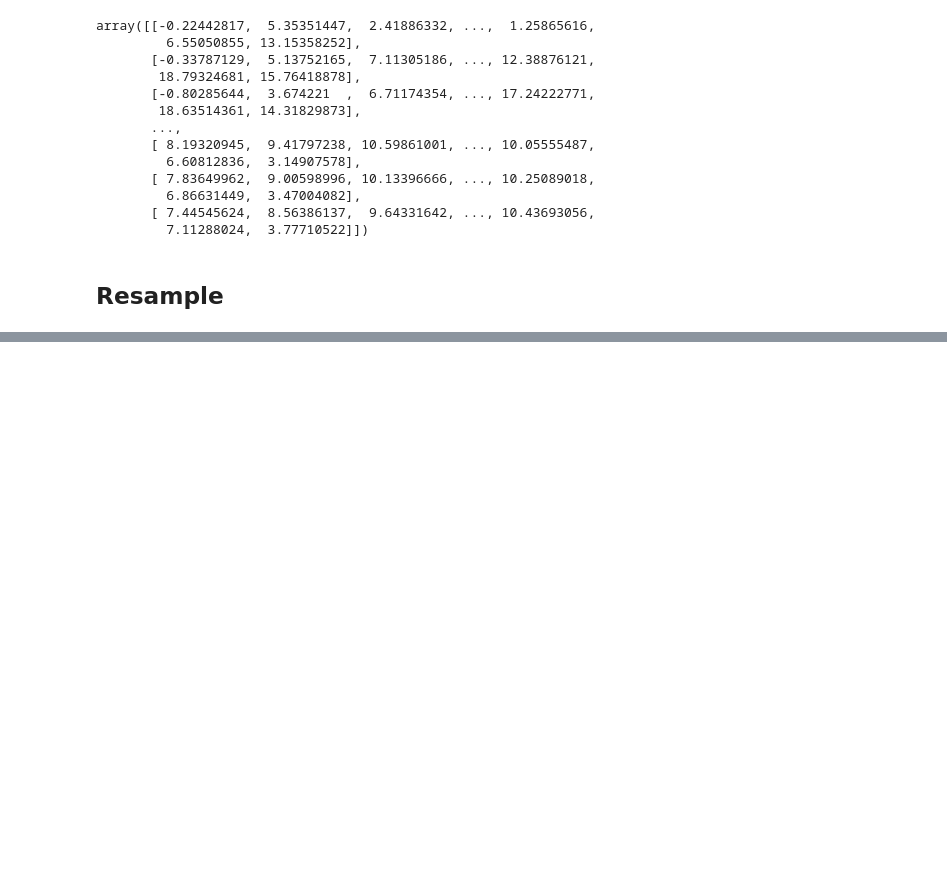
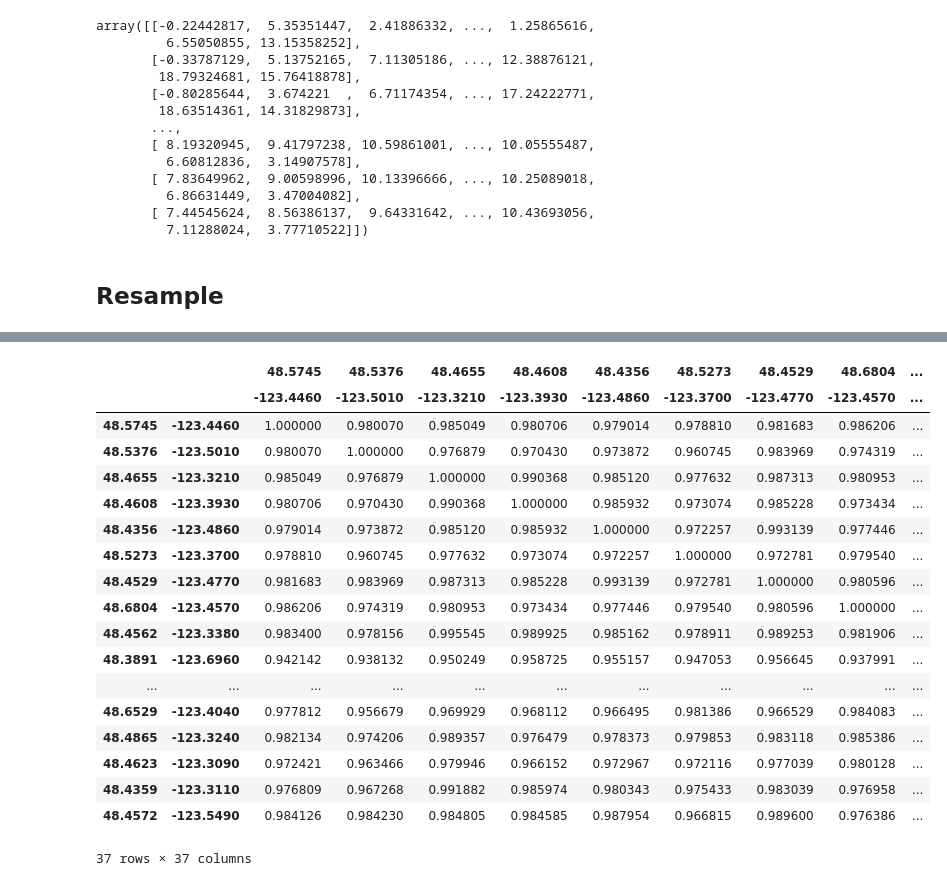
Before and after one commit to Kevinhykuo/PHYS-411---Time-Series-Analysis, a Jupyter notebook: Final Project/Final Project.ipynb, the cells around one changed output, grey strips where cells are left out. Drawn from its saved outputs; the diff is of its cells as text; code cells hidden in the pictures; blank space fills up the shorter version.

```diff
--- a/Final Project/Final Project.ipynb
+++ b/Final Project/Final Project.ipynb
@@ -323,0 +328,22 @@ RS
+# %%
+AS.corr()
+# %% [output]
+|  |  | 48.5745 | 48.5376 | 48.4655 | 48.4608 | 48.4356 | 48.5273 | 48.4529 | 48.6804 | ... |
+|  |  | -123.4460 | -123.5010 | -123.3210 | -123.3930 | -123.4860 | -123.3700 | -123.4770 | -123.4570 | ... |
+| 48.5745 | -123.4460 | 1.000000 | 0.980070 | 0.985049 | 0.980706 | 0.979014 | 0.978810 | 0.981683 | 0.986206 | ... |
+| 48.5376 | -123.5010 | 0.980070 | 1.000000 | 0.976879 | 0.970430 | 0.973872 | 0.960745 | 0.983969 | 0.974319 | ... |
+| 48.4655 | -123.3210 | 0.985049 | 0.976879 | 1.000000 | 0.990368 | 0.985120 | 0.977632 | 0.987313 | 0.980953 | ... |
+| 48.4608 | -123.3930 | 0.980706 | 0.970430 | 0.990368 | 1.000000 | 0.985932 | 0.973074 | 0.985228 | 0.973434 | ... |
+| 48.4356 | -123.4860 | 0.979014 | 0.973872 | 0.985120 | 0.985932 | 1.000000 | 0.972257 | 0.993139 | 0.977446 | ... |
+| 48.5273 | -123.3700 | 0.978810 | 0.960745 | 0.977632 | 0.973074 | 0.972257 | 1.000000 | 0.972781 | 0.979540 | ... |
+| 48.4529 | -123.4770 | 0.981683 | 0.983969 | 0.987313 | 0.985228 | 0.993139 | 0.972781 | 1.000000 | 0.980596 | ... |
+| 48.6804 | -123.4570 | 0.986206 | 0.974319 | 0.980953 | 0.973434 | 0.977446 | 0.979540 | 0.980596 | 1.000000 | ... |
+| 48.4562 | -123.3380 | 0.983400 | 0.978156 | 0.995545 | 0.989925 | 0.985162 | 0.978911 | 0.989253 | 0.981906 | ... |
+| 48.3891 | -123.6960 | 0.942142 | 0.938132 | 0.950249 | 0.958725 | 0.955157 | 0.947053 | 0.956645 | 0.937991 | ... |
+| ... | ... | ... | ... | ... | ... | ... | ... | ... | ... | ... |
+| 48.6529 | -123.4040 | 0.977812 | 0.956679 | 0.969929 | 0.968112 | 0.966495 | 0.981386 | 0.966529 | 0.984083 | ... |
+| 48.4865 | -123.3240 | 0.982134 | 0.974206 | 0.989357 | 0.976479 | 0.978373 | 0.979853 | 0.983118 | 0.985386 | ... |
+| 48.4623 | -123.3090 | 0.972421 | 0.963466 | 0.979946 | 0.966152 | 0.972967 | 0.972116 | 0.977039 | 0.980128 | ... |
+| 48.4359 | -123.3110 | 0.976809 | 0.967268 | 0.991882 | 0.985974 | 0.980343 | 0.975433 | 0.983039 | 0.976958 | ... |
+| 48.4572 | -123.5490 | 0.984126 | 0.984230 | 0.984805 | 0.984585 | 0.987954 | 0.966815 | 0.989600 | 0.976386 | ... |
+37 rows × 37 columns
```
Also changed, not shown: parts of 7 cells of this notebook.
